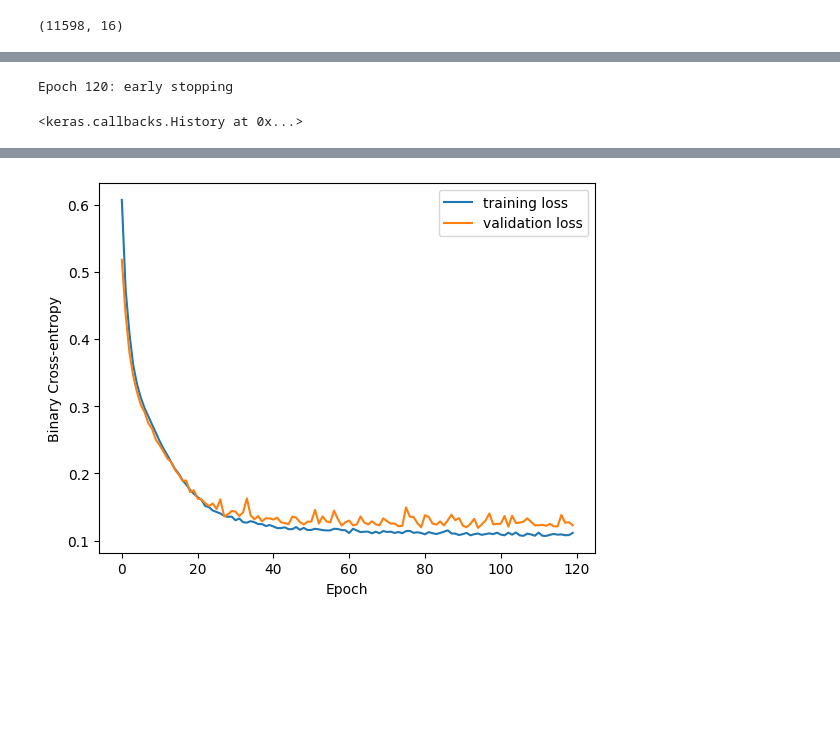
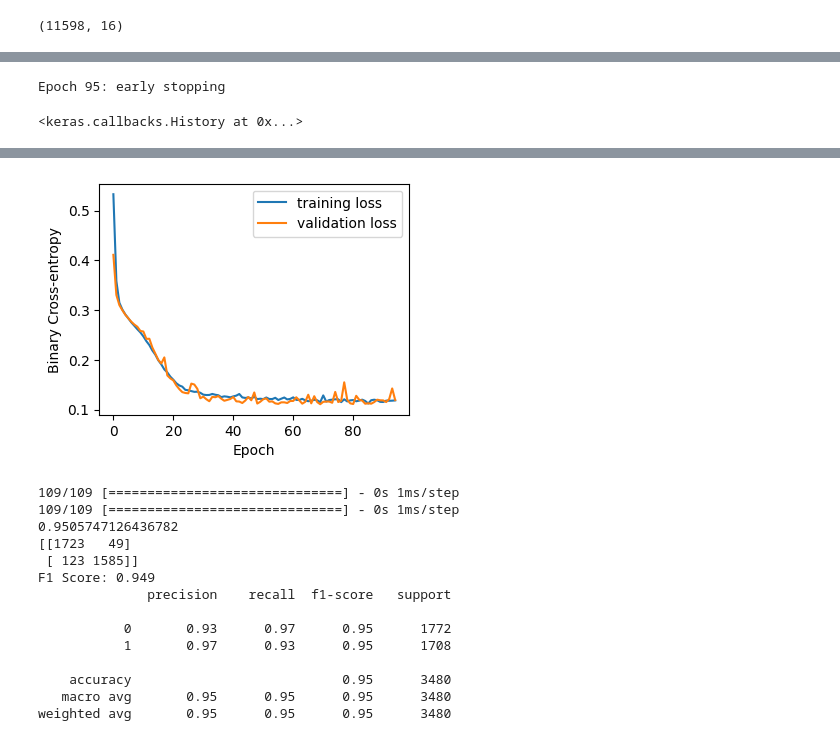
Before and after one commit to kozz84/particle_analysis, a Jupyter notebook: Article_2022.ipynb, the cells around one changed output, grey strips where cells are left out. Cells and saved outputs as stored; diff of their text form; code cells hidden in the pictures; blank space fills up the shorter version.

```diff
--- a/Article_2022.ipynb
+++ b/Article_2022.ipynb
@@ -200,3 +204,22 @@ Epoch 27: early stopping
+# %%
+
+def preprocessing(df):
+    temp = df[(df['equivalent_diameter']>0)].copy()
+    temp = temp[temp['filename']!= '210902_#9_150_30_1um_i005']
+    file_col = pd.DataFrame(columns=['filename'])
+    file_col['filename'] = temp['filename'].copy()
+    for column in skew.query('skewed == True')['Feature'].values:
+        temp[column] = np.log1p(temp[column])
+    y = temp['label']
+    X = temp.drop(['filename','label','image','convex_image','img'],axis=1)
+    check = X.copy()
+    X_df = X.copy()
+    scaler = StandardScaler()
+    columns_names = X.columns
+    X = scaler.fit_transform(X)
+    X_train,X_test,y_train,y_test = train_test_split(X,y,train_size=0.7,shuffle=True,random_state=10871210)
+    return X,y,X_train,X_test,y_train,y_test, file_col,columns_names,X_df, check
+X,y,X_train,X_test,y_train,y_test,file_col,columns_names,X_df, check = preprocessing(df)
 # %%
 model = Sequential()
 model.add(Dense(16,activation='relu'))
@@ -216,13 +239,15 @@ model.fit(X_train,
           callbacks=[early_stop],
           verbose=0)
 # %% [output]
-Epoch 120: early stopping
+Epoch 95: early stopping
 <keras.callbacks.History at 0x...>
 # %%
 history = pd.DataFrame(model.history.history)
-plt.plot(history)
-plt.ylabel('Binary Cross-entropy')
-plt.xlabel('Epoch')
-plt.gca().legend(('training loss','validation loss'))
-plt.savefig('loss.png',dpi=300)
+fig, ax = plt.subplots(figsize=(4,3))
+ax.plot(history)
+ax.set_ylabel('Binary Cross-entropy')
+ax.set_xlabel('Epoch')
+ax.legend(('training loss','validation loss'))
+fig.savefig('fig_5.png',dpi=300,format='png',bbox_inches = "tight")
+fig.savefig('fig_5.eps',dpi=300,format='eps',bbox_inches = "tight")
 # %% [output]
@@ -229,4 +255,4 @@ plt.savefig('loss.png',dpi=300)
-[figure, old version]
+[figure, new version]
 # %%
 y_pred = model.predict(X_test)
 y_pred = pd.DataFrame((model.predict(X_test) > 0.5).astype("int32"))
@@ -234,6 +260,21 @@ print(accuracy_score(y_test, y_pred))
 print(confusion_matrix(y_test, y_pred))
 print('F1 Score: %.3f' % f1_score(y_test, y_pred))
 print(classification_report(y_test, y_pred))
+# %% [output]
+109/109 [==============================] - 0s 1ms/step
+109/109 [==============================] - 0s 1ms/step
+0.9505747126436782
+[[1723   49]
+ [ 123 1585]]
+F1 Score: 0.949
+              precision    recall  f1-score   support
+
+           0       0.93      0.97      0.95      1772
+           1       0.97      0.93      0.95      1708
+
+    accuracy                           0.95      3480
+   macro avg       0.95      0.95      0.95      3480
+weighted avg       0.95      0.95      0.95      3480
 # %%
 
 from sklearn.linear_model import LogisticRegression
```
Also changed, not shown: parts of 6 cells of this notebook.
